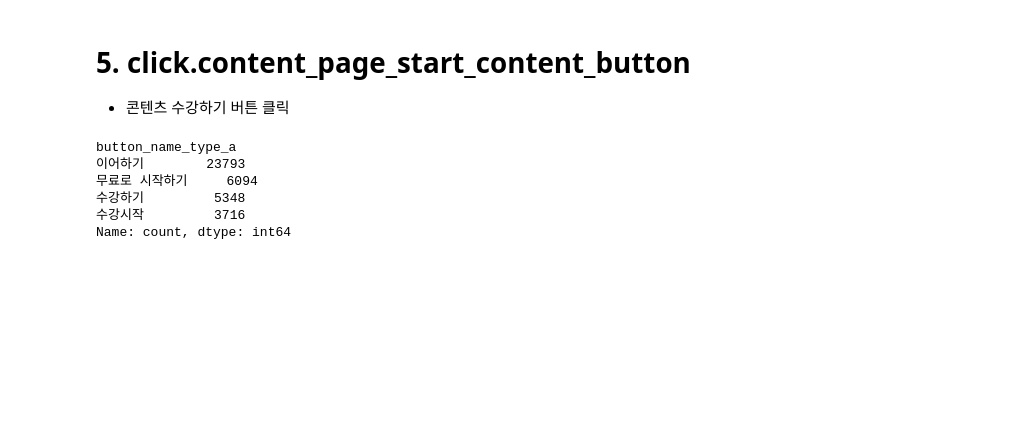
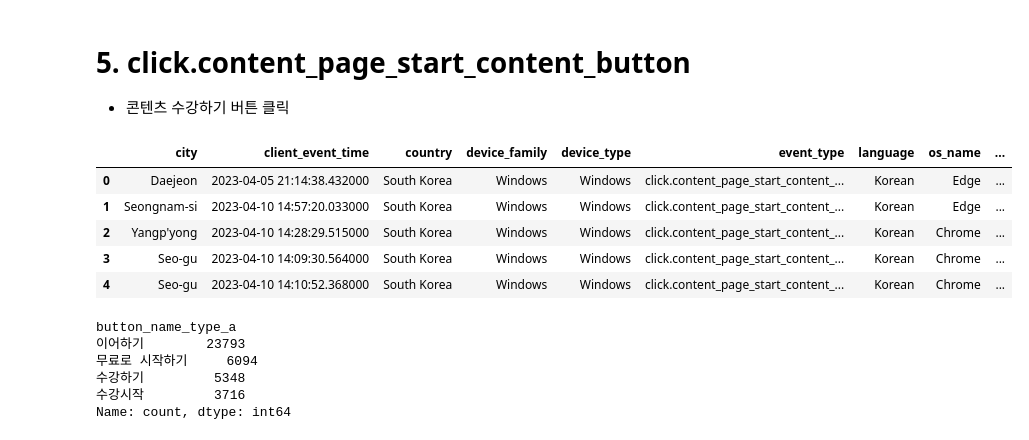
Before and after one commit to saeraniren/intermediate_project, a Jupyter notebook: haein_eda.ipynb, the cells around one changed output. Cells and saved outputs as stored; diff of their text form; code cells hidden in the pictures; blank space fills up the shorter version.

```diff
--- a/haein_eda.ipynb
+++ b/haein_eda.ipynb
@@ -294,10 +328,19 @@ Name: count, dtype: int64
 # 5. click.content_page_start_content_button
 - 콘텐츠 수강하기 버튼 클릭
 # %%
+
 click_start_content = pd.read_csv('/Users/haein/Desktop/코드잇-데이터분석/중급 프로젝트/주제 2/click.content_page_start_content_button.csv')
 click_start_content.drop(columns=['device_carrier'], inplace=True)
 # button name 변수명 수정하기
 click_start_content.rename(columns={'button_name': 'button_name_type_a', 'button.name': 'button_name_type_b','content.id': 'content_id'}, inplace=True)
+click_start_content.head()
+# %% [output]
+|  | city | client_event_time | country | device_family | device_type | event_type | language | os_name | ... |
+| 0 | Daejeon | 2023-04-05 21:14:38.432000 | South Korea | Windows | Windows | click.content_page_start_content_... | Korean | Edge | ... |
+| 1 | Seongnam-si | 2023-04-10 14:57:20.033000 | South Korea | Windows | Windows | click.content_page_start_content_... | Korean | Edge | ... |
+| 2 | Yangp'yong | 2023-04-10 14:28:29.515000 | South Korea | Windows | Windows | click.content_page_start_content_... | Korean | Chrome | ... |
+| 3 | Seo-gu | 2023-04-10 14:09:30.564000 | South Korea | Windows | Windows | click.content_page_start_content_... | Korean | Chrome | ... |
+| 4 | Seo-gu | 2023-04-10 14:10:52.368000 | South Korea | Windows | Windows | click.content_page_start_content_... | Korean | Chrome | ... |
 # %%
 # 버튼 바뀌기 전
 click_start_content['button_name_type_a'].value_counts()
```
Also changed, not shown: parts of 8 cells of this notebook.
